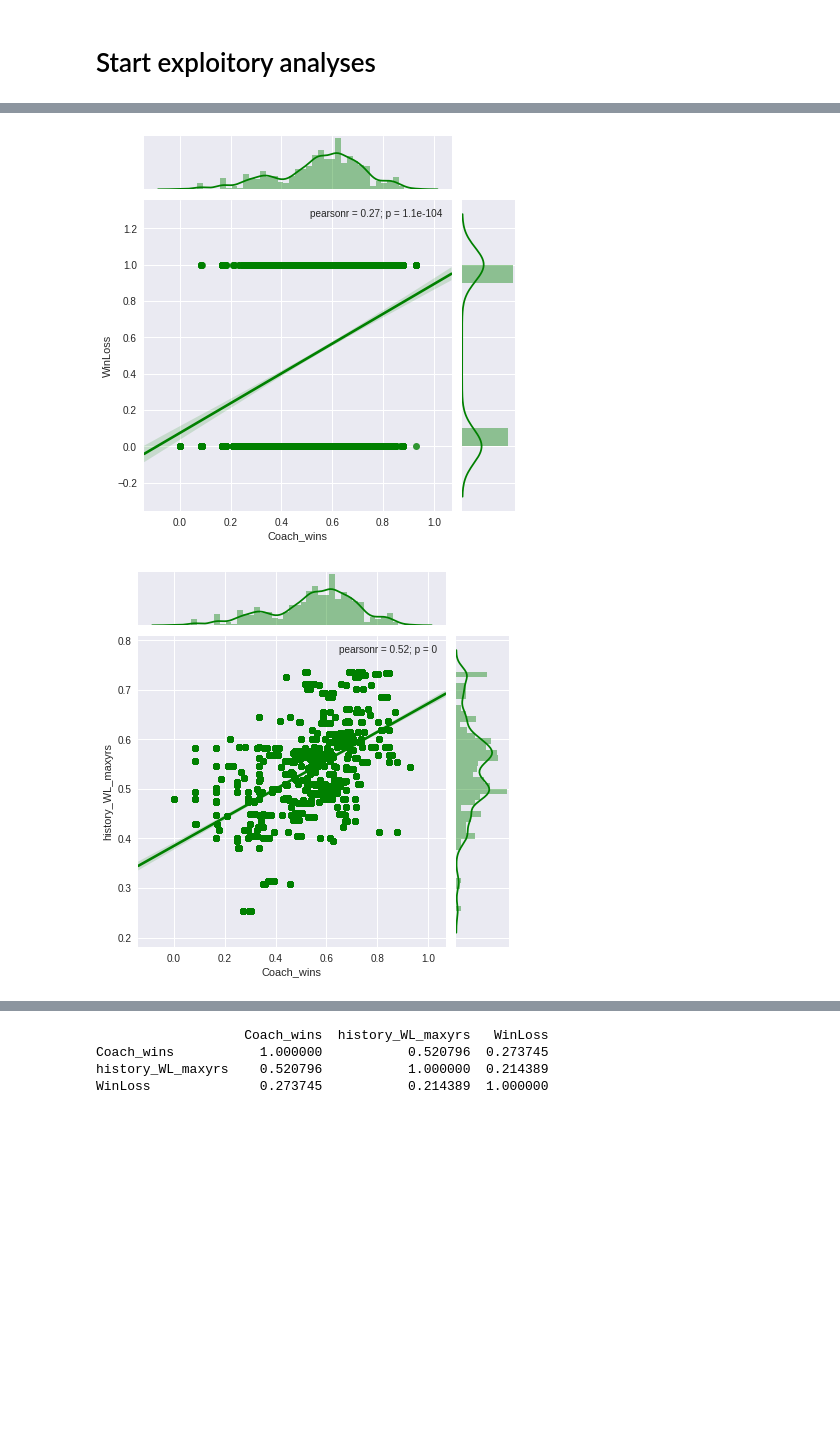
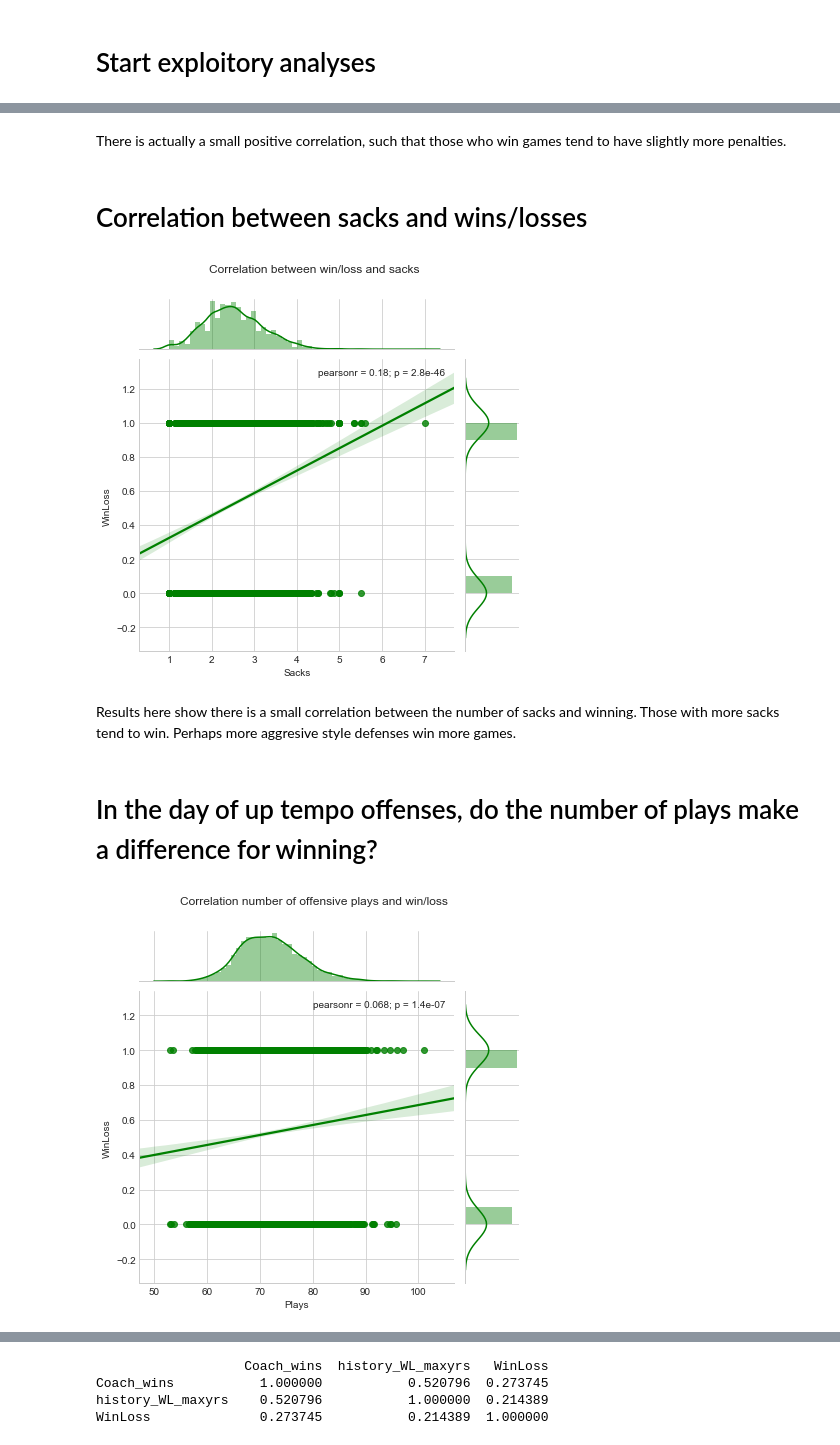
Before and after one commit to cjohns38/ncaafootball, a Jupyter notebook: Exploratory.ipynb, the cells around one changed output, grey strips where cells are left out. Saved outputs shown, nothing was run; the diff lists cells and outputs as text; code cells hidden in the pictures; blank space fills up the shorter version.

```diff
--- a/Exploratory.ipynb
+++ b/Exploratory.ipynb
@@ -124,10 +166,22 @@ sns.plt.show()
+# %% [markdown]
+There is actually a small positive correlation, such that those who win games tend to have slightly more penalties.
+# %% [markdown]
+# Correlation between sacks and wins/losses
 # %%
-sns.jointplot(data=games, x='Coach_wins', y='WinLoss', kind='reg', color='g')
-sns.plt.show()
+g = sns.jointplot(data=games, x='Sacks', y='WinLoss', kind='reg', color='g')
+plt.subplots_adjust(top=0.9)
+g.fig.suptitle('Correlation between win/loss and sacks')
+plt.show()
 # %% [output]
-[figure, old version]
+[figure, new version]
+# %% [markdown]
+Results here show there is a small correlation between the number of sacks and winning.  Those with more sacks tend to win.  Perhaps more aggresive style defenses win more games.
+# %% [markdown]
+# In the day of up tempo offenses, do the number of plays make a difference for winning?
 # %%
-sns.jointplot(data=games, x='Coach_wins', y='history_WL_maxyrs', kind='reg', color='g')
-sns.plt.show()
+g = sns.jointplot(data=games, x='Plays', y='WinLoss', kind='reg', color='g')
+plt.subplots_adjust(top=0.9)
+g.fig.suptitle('Correlation number of offensive plays and win/loss')
+plt.show()
 # %% [output]
-[figure, old version]
+[figure, new version]
```
Also changed, not shown: parts of 40 cells of this notebook, 1 other file.
